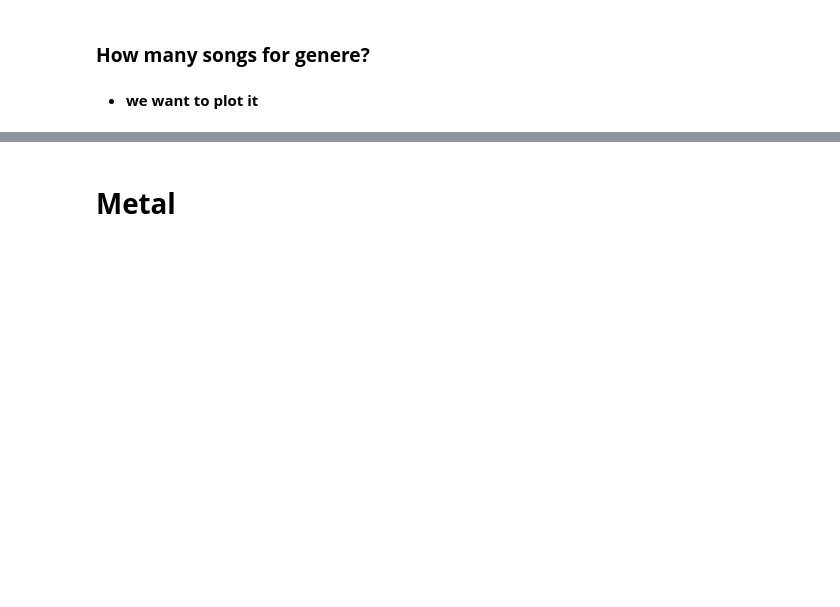
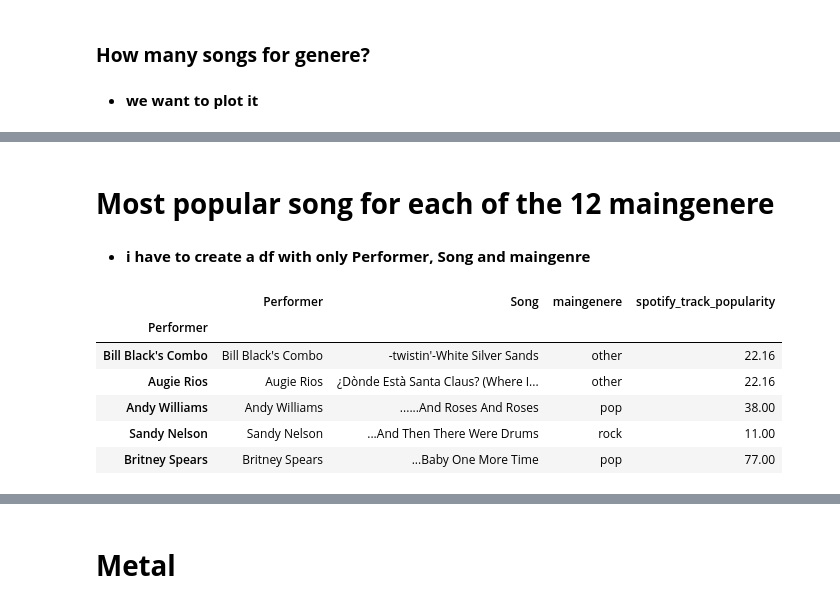
Before and after one commit to alelovo/Project_programming, a Jupyter notebook: project.ipynb, the cells around one changed output, grey strips where cells are left out. Saved outputs shown, nothing was run; the diff lists cells and outputs as text; code cells hidden in the pictures; blank space fills up the shorter version.

```diff
--- a/project.ipynb
+++ b/project.ipynb
@@ -418,0 +415,25 @@ plt.show()
+# %% [markdown]
+# **Most popular song for each of the 12 maingenere**
+# %% [markdown]
+* **i have to create a df with only Performer, Song and maingenre**
+# %%
+performer_songs_genere_df=pd.DataFrame(columns=['Performer','Song','maingenere','spotify_track_popularity'])
+performer_songs_genere_df['Performer']=billboard_df.Performer
+performer_songs_genere_df['Song']=billboard_df.Song
+performer_songs_genere_df['maingenere']=billboard_df.maingenere
+performer_songs_genere_df['spotify_track_popularity']=billboard_df.spotify_track_popularity
+
+
+performer_songs_genere_df.index=performer_songs_genere_df.Performer
+
+#del performer_songs_genere_df['Performer']
+
+performer_songs_genere_df.head(5)
+# %% [output]
+|  | Performer | Song | maingenere | spotify_track_popularity |
+| Performer |  |  |  |  |
+| Bill Black's Combo | Bill Black's Combo | -twistin'-White Silver Sands | other | 22.16 |
+| Augie Rios | Augie Rios | ¿Dònde Està Santa Claus? (Where I... | other | 22.16 |
+| Andy Williams | Andy Williams | ......And Roses And Roses | pop | 38.00 |
+| Sandy Nelson | Sandy Nelson | ...And Then There Were Drums | rock | 11.00 |
+| Britney Spears | Britney Spears | ...Baby One More Time | pop | 77.00 |
```
Also changed, not shown: parts of 10 cells of this notebook.
